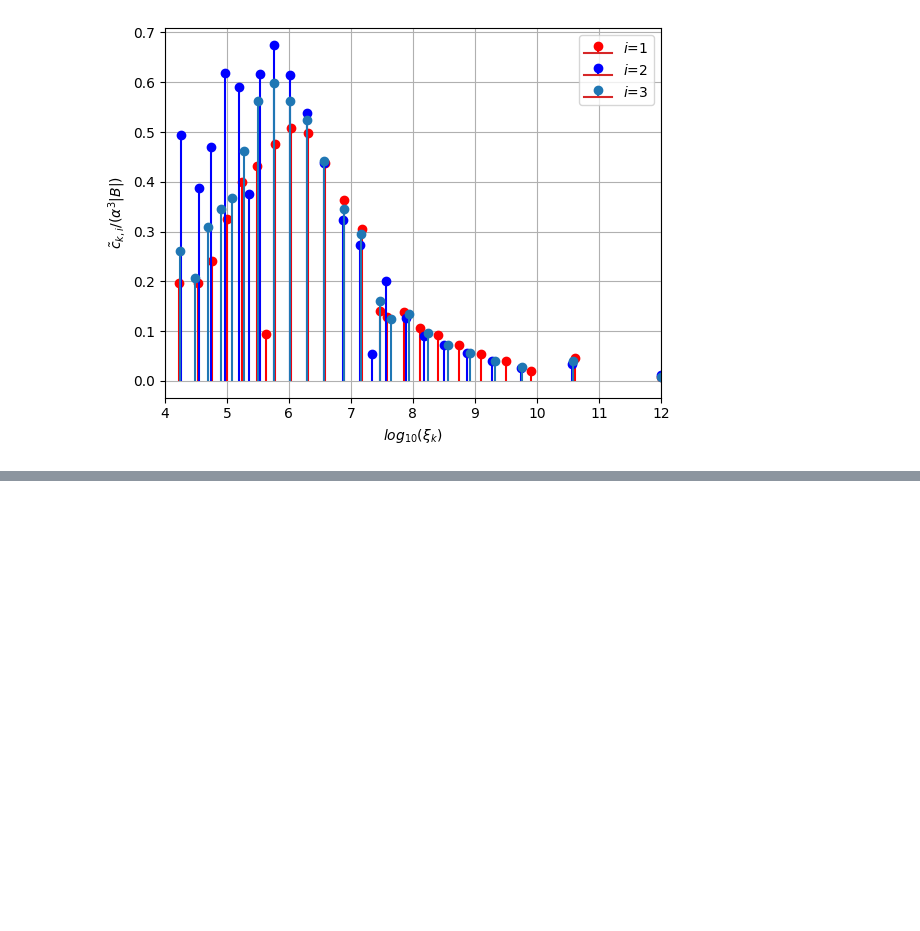
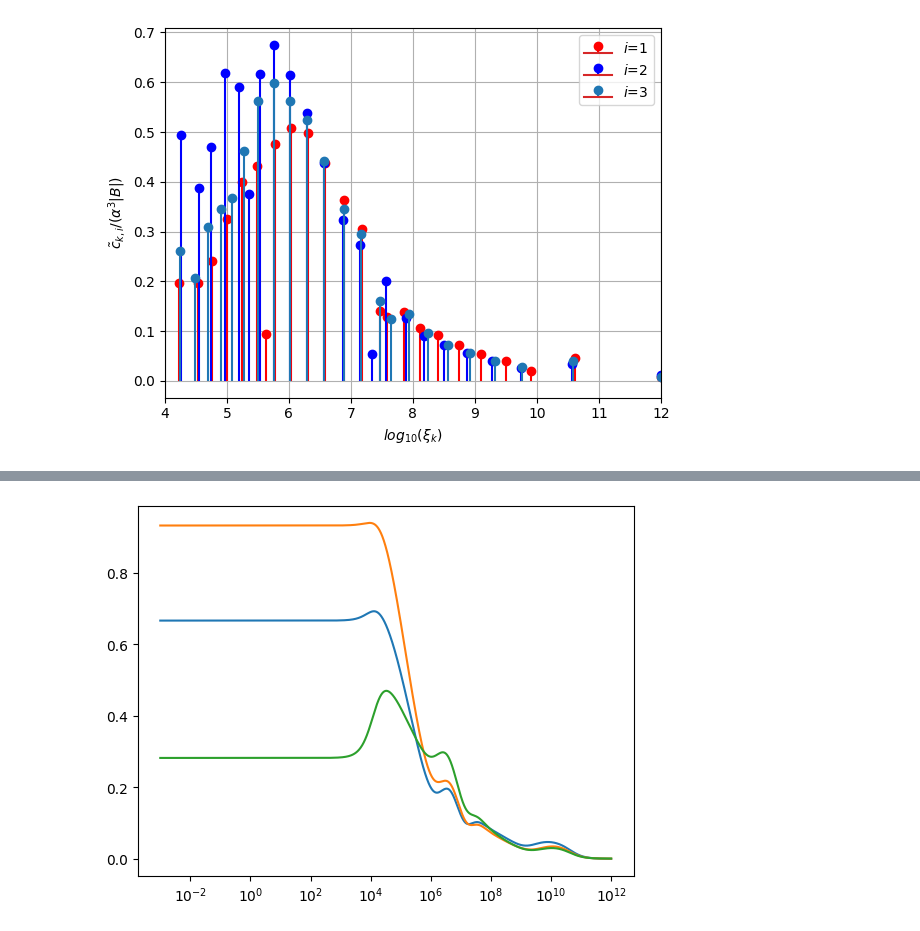
Before and after one commit to MPT-Calculator/MPT-Calculator, a Jupyter notebook: tet_spectrum_results.ipynb, the cells around one changed output, grey strips where cells are left out. Drawn from its saved outputs; the diff is of its cells as text; code cells hidden in the pictures; blank space fills up the shorter version.

```diff
--- a/tet_spectrum_results.ipynb
+++ b/tet_spectrum_results.ipynb
@@ -460,0 +541,87 @@ plt.show()
+# %%
+# Compute eigenvalues based on Q
+for n in range(N):
+
+    MPT=np.zeros((3,3),dtype=complex)
+    MPT[0,0]=TensorArraytet[n,0]
+    MPT[0,1]=TensorArraytet[n,1]
+    MPT[0,2]=TensorArraytet[n,2]
+    MPT[1,0]=TensorArraytet[n,3]
+    MPT[1,1]=TensorArraytet[n,4]
+    MPT[1,2]=TensorArraytet[n,5]
+    MPT[2,0]=TensorArraytet[n,6]
+    MPT[2,1]=TensorArraytet[n,7]
+    MPT[2,2]=TensorArraytet[n,8]
+    reig,dum=np.linalg.eig(np.real(MPT))
+    reig=np.sort(reig)
+    ieig,dum=np.linalg.eig(np.imag(MPT))
+    ieig=np.sort(ieig)
+
+    Eigenvaluestet[n,:]=reig+1j*ieig
+    MPT[0,0]=TensorArrayminf[n,0]
+    MPT[0,1]=TensorArrayminf[n,1]
+    MPT[0,2]=TensorArrayminf[n,2]
+    MPT[1,0]=TensorArrayminf[n,3]
+    MPT[1,1]=TensorArrayminf[n,4]
+    MPT[1,2]=TensorArrayminf[n,5]
+    MPT[2,0]=TensorArrayminf[n,6]
+    MPT[2,1]=TensorArrayminf[n,7]
+    MPT[2,2]=TensorArrayminf[n,8]
+    reig,dum=np.linalg.eig(np.real(MPT))
+    reig=np.sort(reig)
+    ieig,dum=np.linalg.eig(np.imag(MPT))
+    ieig=np.sort(ieig)
+    Eigenvaluesminf[n,:]=reig+1j*ieig
+for i in range(3):
+    plt.figure(1)
+    #plt.semilogx(Omega,np.real(DRSF)/(alpha**3*vol),'x',label=r"Computed (DRSF $M=500$) $\lambda_i({\cal R})$, $i=$"+str(i+1))
+    plt.semilogx(Omega,np.real(Eigenvaluestet[:,i])/(alpha**3*vol)-np.real(Eigenvaluesminf[:,i])/(alpha**3*vol),label=r"MPT-Calculator $\lambda_i({\cal R})$, $i=$"+str(i+1))
+
+
+
+    plt.figure(2)
+    plt.semilogx(Omega,np.imag(Eigenvaluestet[:,i])/(alpha**3*vol)-np.imag(Eigenvaluesminf[:,i])/(alpha**3*vol),label=r"MPT-Calculator $\lambda_i({\cal R})$, $i=$"+str(i+1))
+
+for n in range(N):
+
+    MPT=np.zeros((3,3),dtype=complex)
+    MPT[0,0]=TensorArraytet[n,0]
+    MPT[0,1]=TensorArraytet[n,1]
+    MPT[0,2]=TensorArraytet[n,2]
+    MPT[1,0]=TensorArraytet[n,3]
+    MPT[1,1]=TensorArraytet[n,4]
+    MPT[1,2]=TensorArraytet[n,5]
+    MPT[2,0]=TensorArraytet[n,6]
+    MPT[2,1]=TensorArraytet[n,7]
+    MPT[2,2]=TensorArraytet[n,8]
+    reig,dum=np.linalg.eig(np.real(MPT))
+    reig=np.sort(reig)
+    ieig,dum=np.linalg.eig(np.imag(MPT))
+    ieig=np.sort(ieig)
+
+    Eigenvaluestet[n,:]=reig+1j*ieig
+    MPT[0,0]=TensorArrayn0[n,0]
+    MPT[0,1]=TensorArrayn0[n,1]
+    MPT[0,2]=TensorArrayn0[n,2]
+    MPT[1,0]=TensorArrayn0[n,3]
+    MPT[1,1]=TensorArrayn0[n,4]
+    MPT[1,2]=TensorArrayn0[n,5]
+    MPT[2,0]=TensorArrayn0[n,6]
+    MPT[2,1]=TensorArrayn0[n,7]
+    MPT[2,2]=TensorArrayn0[n,8]
+    reig,dum=np.linalg.eig(np.real(MPT))
+    reig=np.sort(reig)
+    ieig,dum=np.linalg.eig(np.imag(MPT))
+    ieig=np.sort(ieig)
+    Eigenvaluesn0[n,:]=reig+1j*ieig
+for i in range(3):
+    plt.figure(3)
+    #plt.semilogx(Omega,np.real(DRSF)/(alpha**3*vol),'x',label=r"Computed (DRSF $M=500$) $\lambda_i({\cal R})$, $i=$"+str(i+1))
+    plt.semilogx(Omega,np.real(Eigenvaluestet[:,i])/(alpha**3*vol)-np.real(Eigenvaluesn0[:,i])/(alpha**3*vol),label=r"MPT-Calculator $\lambda_i({\cal R})$, $i=$"+str(i+1))
+
+
+
+    plt.figure(4)
+    plt.semilogx(Omega,np.imag(Eigenvaluestet[:,i])/(alpha**3*vol)-np.imag(Eigenvaluesn0[:,i])/(alpha**3*vol),label=r"MPT-Calculator $\lambda_i({\cal R})$, $i=$"+str(i+1))
+# %% [output]
+[figure, added]
```
Also changed, not shown: parts of 8 cells of this notebook, 12 other files.
